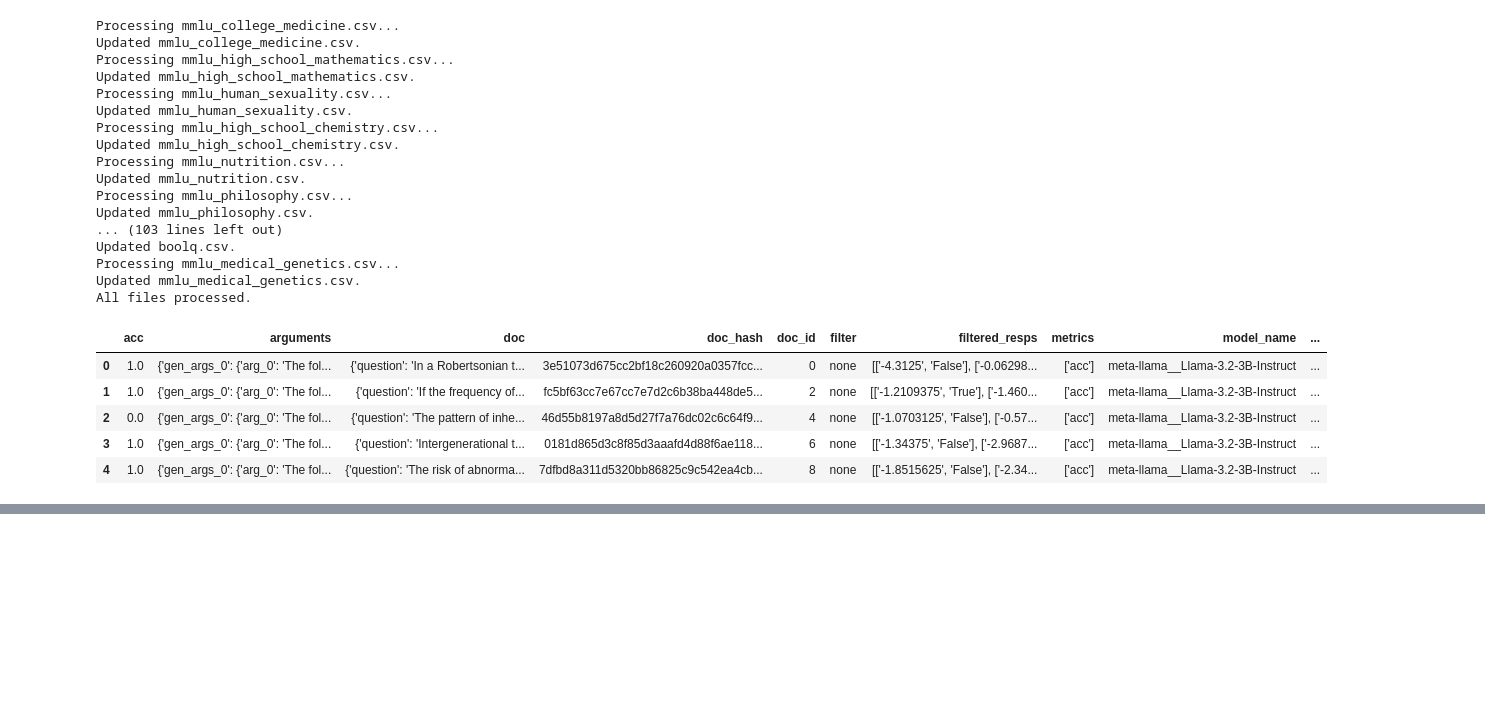
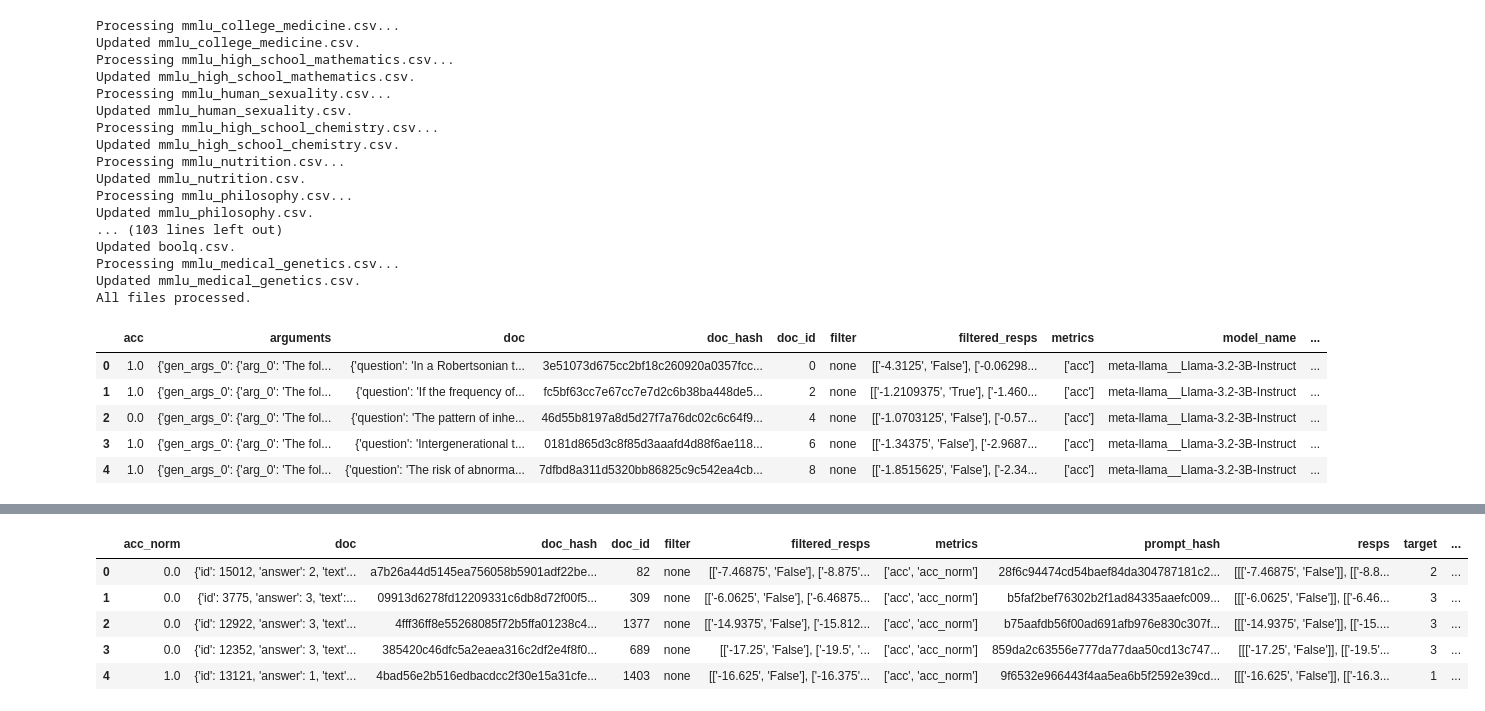
Before and after one commit to laminair/mess-plus, a Jupyter notebook: preprocess.ipynb, the cells around one changed output, grey strips where cells are left out. Saved outputs shown, nothing was run; the diff lists cells and outputs as text; code cells hidden in the pictures; blank space fills up the shorter version.

```diff
--- a/preprocess.ipynb
+++ b/preprocess.ipynb
@@ -276,0 +375,11 @@ mmlu_medical_genetics.head()
+# %%
+logiqa2 = pd.read_csv("datasets/modern-bert-embeddings/logiqa2_embeds.csv")
+# %%
+logiqa2.head()
+# %% [output]
+|  | acc_norm | doc | doc_hash | doc_id | filter | filtered_resps | metrics | prompt_hash | resps | target | ... |
+| 0 | 0.0 | {'id': 15012, 'answer': 2, 'text'... | a7b26a44d5145ea756058b5901adf22be... | 82 | none | [['-7.46875', 'False'], ['-8.875'... | ['acc', 'acc_norm'] | 28f6c94474cd54baef84da304787181c2... | [[['-7.46875', 'False']], [['-8.8... | 2 | ... |
+| 1 | 0.0 | {'id': 3775, 'answer': 3, 'text':... | 09913d6278fd12209331c6db8d72f00f5... | 309 | none | [['-6.0625', 'False'], ['-6.46875... | ['acc', 'acc_norm'] | b5faf2bef76302b2f1ad84335aaefc009... | [[['-6.0625', 'False']], [['-6.46... | 3 | ... |
+| 2 | 0.0 | {'id': 12922, 'answer': 3, 'text'... | 4fff36ff8e55268085f72b5ffa01238c4... | 1377 | none | [['-14.9375', 'False'], ['-15.812... | ['acc', 'acc_norm'] | b75aafdb56f00ad691afb976e830c307f... | [[['-14.9375', 'False']], [['-15.... | 3 | ... |
+| 3 | 0.0 | {'id': 12352, 'answer': 3, 'text'... | 385420c46dfc5a2eaea316c2df2e4f8f0... | 689 | none | [['-17.25', 'False'], ['-19.5', '... | ['acc', 'acc_norm'] | 859da2c63556e777da77daa50cd13c747... | [[['-17.25', 'False']], [['-19.5'... | 3 | ... |
+| 4 | 1.0 | {'id': 13121, 'answer': 1, 'text'... | 4bad56e2b516edbacdcc2f30e15a31cfe... | 1403 | none | [['-16.625', 'False'], ['-16.375'... | ['acc', 'acc_norm'] | 9f6532e966443f4aa5ea6b5f2592e39cd... | [[['-16.625', 'False']], [['-16.3... | 1 | ... |
```
Also changed, not shown: parts of 5 cells of this notebook.
